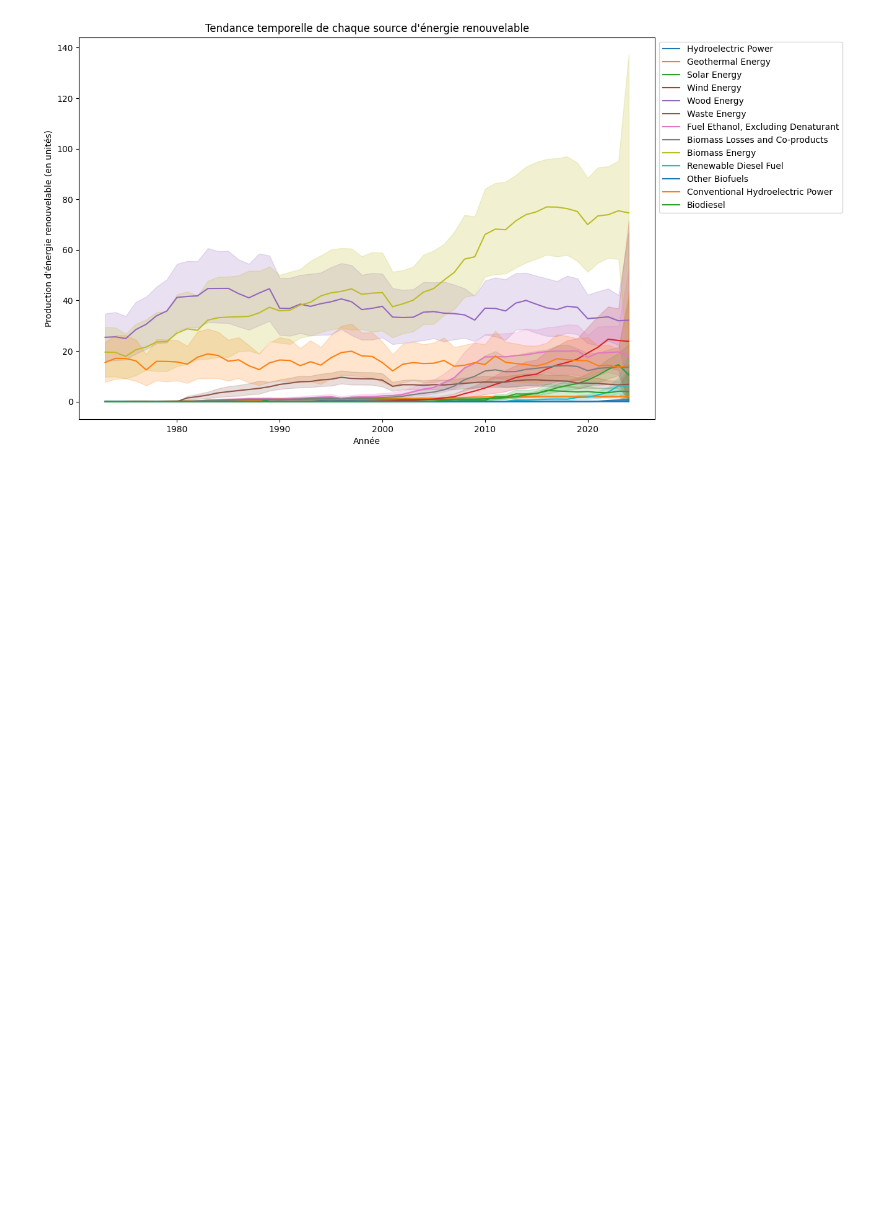
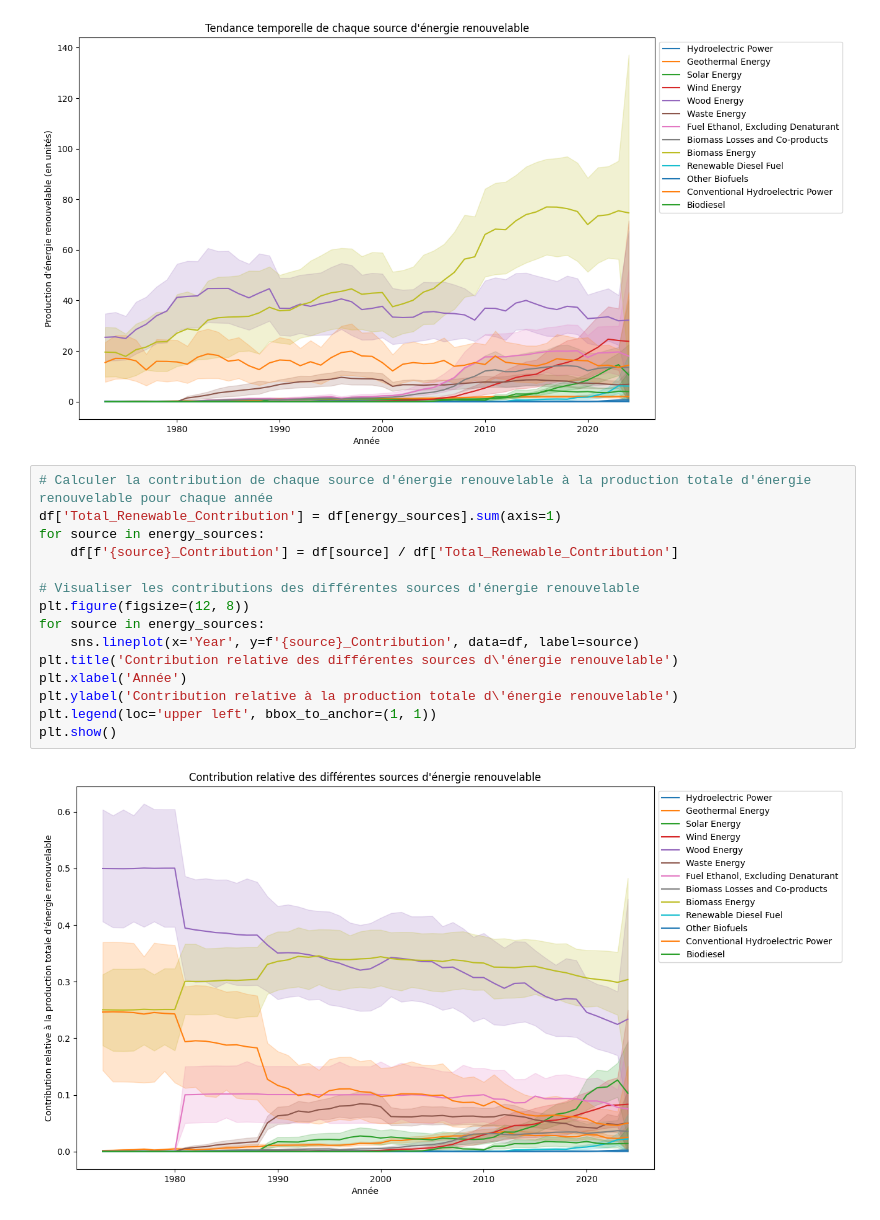
Before and after one commit to khelifaYacine/U.S.-Renewable-Energy-Consumption, a Jupyter notebook: EDA.ipynb, the cells around one changed output. Drawn from its saved outputs; the diff is of its cells as text; blank space fills up the shorter version.

```diff
--- a/EDA.ipynb
+++ b/EDA.ipynb
@@ -172,3 +172,20 @@ plt.legend(loc='upper left', bbox_to_anchor=(1, 1))
 plt.show()
 # %% [output]
 [figure]
+# %%
+# Calculer la contribution de chaque source d'énergie renouvelable à la production totale d'énergie renouvelable pour chaque année
+df['Total_Renewable_Contribution'] = df[energy_sources].sum(axis=1)
+for source in energy_sources:
+    df[f'{source}_Contribution'] = df[source] / df['Total_Renewable_Contribution']
+
+# Visualiser les contributions des différentes sources d'énergie renouvelable
+plt.figure(figsize=(12, 8))
+for source in energy_sources:
+    sns.lineplot(x='Year', y=f'{source}_Contribution', data=df, label=source)
+plt.title('Contribution relative des différentes sources d\'énergie renouvelable')
+plt.xlabel('Année')
+plt.ylabel('Contribution relative à la production totale d\'énergie renouvelable')
+plt.legend(loc='upper left', bbox_to_anchor=(1, 1))
+plt.show()
+# %% [output]
+[figure, added]
```
